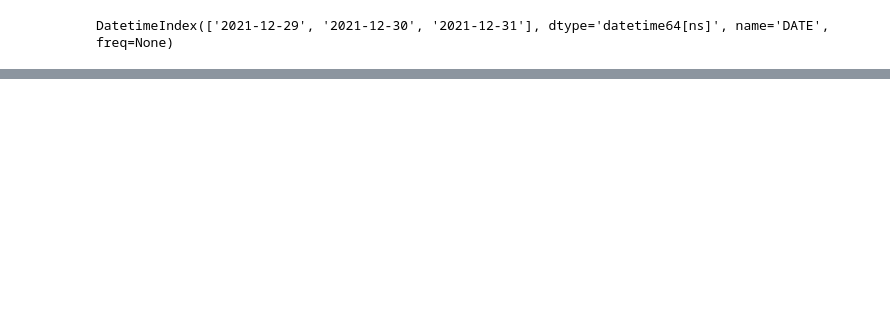
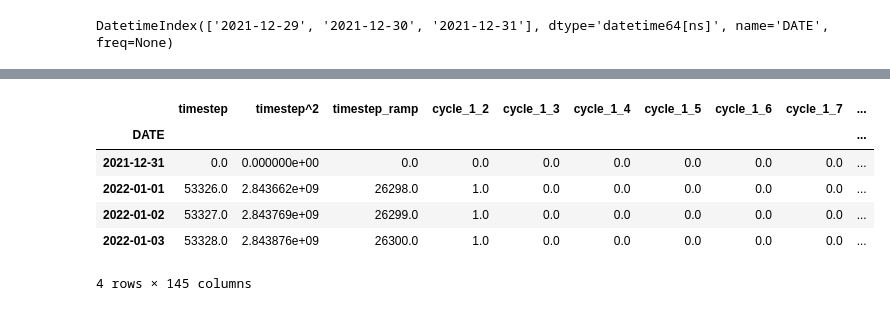
Before and after one commit to MariaDragoumi/Spiced_projects, a Jupyter notebook: workdir_maria/week07/temperature_prediction_with_future.ipynb, the cells around one changed output, grey strips where cells are left out. Saved outputs shown, nothing was run; the diff lists cells and outputs as text; code cells hidden in the pictures; blank space fills up the shorter version.

Commit message:
First phase of creating a prediction functionality

```diff
--- a/workdir_maria/week07/temperature_prediction_with_future.ipynb
+++ b/workdir_maria/week07/temperature_prediction_with_future.ipynb
@@ -724,0 +774,29 @@ Name: 2022-01-02 00:00:00, dtype: float64
+# %%
+# TODO: just copy last 3 rows from Xtrainfe
+# TODO: It's working! make this a function ! :P
+init_list = [0]*len(X_train_fe.columns)
+X_future = pd.DataFrame(init_list).transpose()
+X_future.columns = X_train_fe.columns
+X_future['DATE'] = df.index.max()
+X_future['DATE'] = X_future['DATE'].astype(str)
+X_future.set_index(pd.to_datetime(X_future['DATE']), inplace= True)
+X_future.drop(['DATE'], axis=1, inplace=True)
+
+lag = get_lag(datetime.datetime(2022,1,1),X_future)
+append_fe_list(datetime.datetime(2022,1,1),lag)
+
+lag = get_lag(datetime.datetime(2022,1,2),X_future)
+append_fe_list(datetime.datetime(2022,1,2),lag)
+
+lag = get_lag(datetime.datetime(2022,1,3),X_future)
+append_fe_list(datetime.datetime(2022,1,3),lag)
+# %%
+X_future
+# %% [output]
+|  | timestep | timestep^2 | timestep_ramp | cycle_1_2 | cycle_1_3 | cycle_1_4 | cycle_1_5 | cycle_1_6 | cycle_1_7 | ... |
+| DATE |  |  |  |  |  |  |  |  |  | ... |
+| 2021-12-31 | 0.0 | 0.000000e+00 | 0.0 | 0.0 | 0.0 | 0.0 | 0.0 | 0.0 | 0.0 | ... |
+| 2022-01-01 | 53326.0 | 2.843662e+09 | 26298.0 | 1.0 | 0.0 | 0.0 | 0.0 | 0.0 | 0.0 | ... |
+| 2022-01-02 | 53327.0 | 2.843769e+09 | 26299.0 | 1.0 | 0.0 | 0.0 | 0.0 | 0.0 | 0.0 | ... |
+| 2022-01-03 | 53328.0 | 2.843876e+09 | 26300.0 | 1.0 | 0.0 | 0.0 | 0.0 | 0.0 | 0.0 | ... |
+4 rows × 145 columns
```
Also changed, not shown: parts of 25 cells of this notebook.
